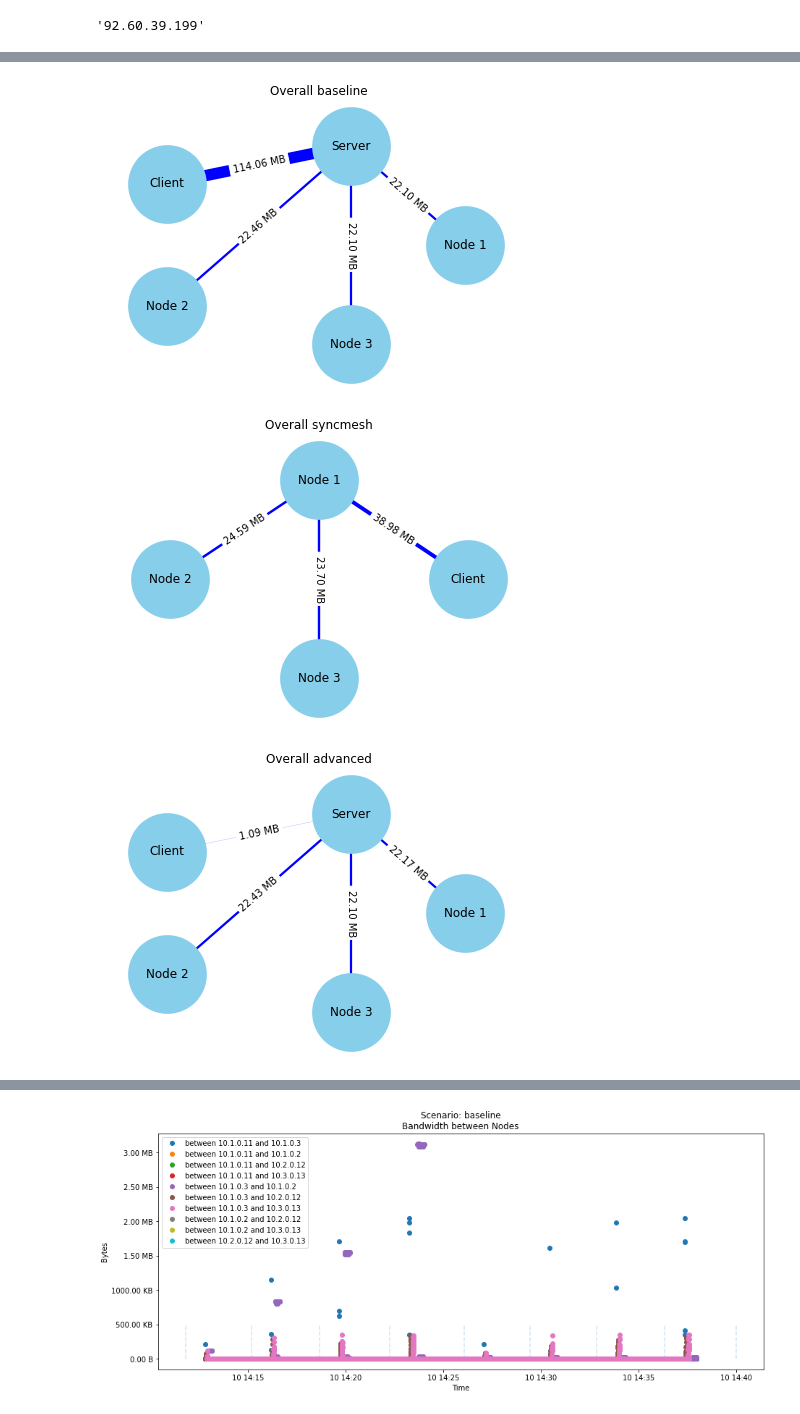
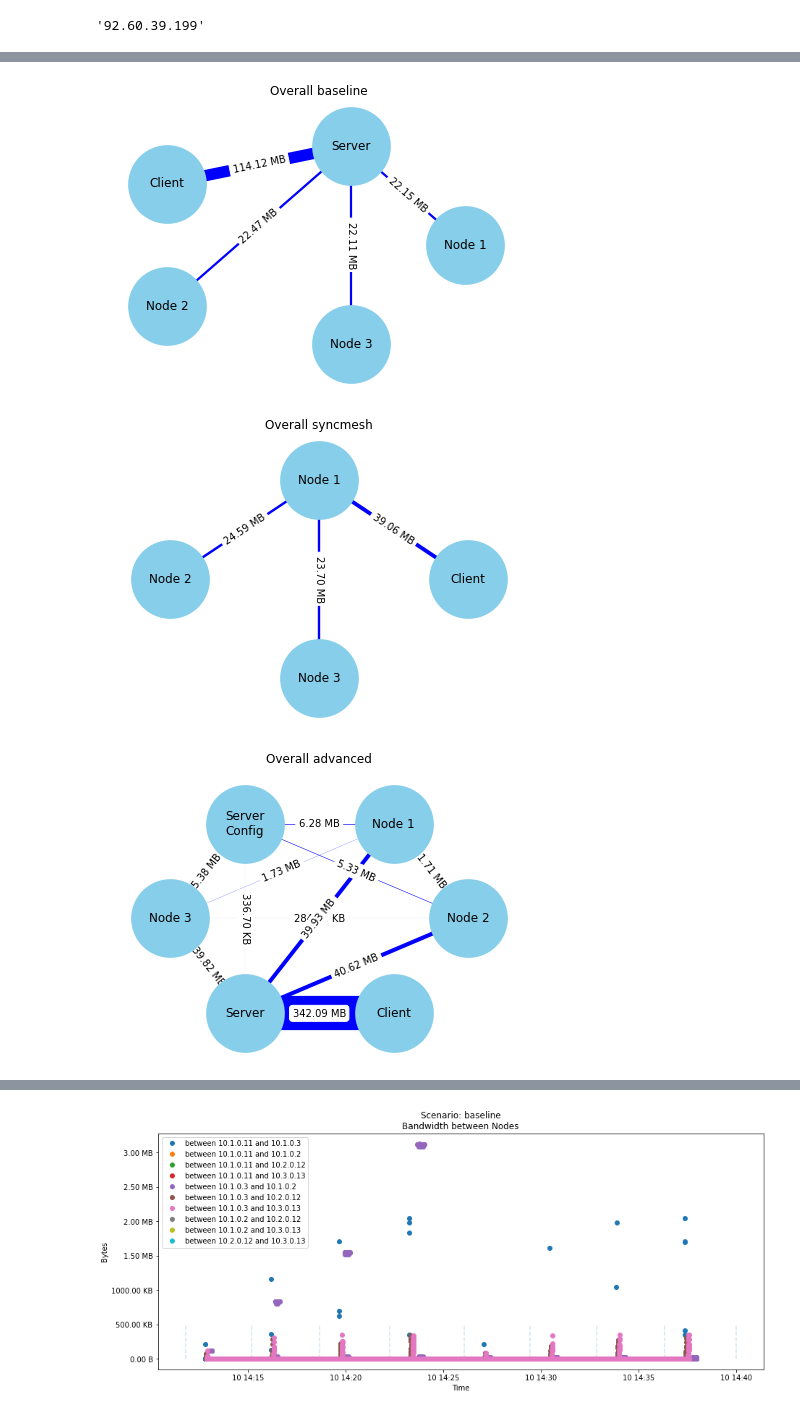
Before and after one commit to dos-group/syncmesh, a Jupyter notebook: evaluation/03_Pcap.ipynb, the cells around one changed output, grey strips where cells are left out. Cells and saved outputs as stored; diff of their text form; code cells hidden in the pictures.

Commit message:
fix nan purging to much data

```diff
--- a/evaluation/03_Pcap.ipynb
+++ b/evaluation/03_Pcap.ipynb
@@ -25,7 +25,7 @@ from sharedVariables import *
 dataset_sources = {
     'baseline': 'data\\20210910-baseline',
     'syncmesh': 'data\\20210910-syncmesh-gzip',
-    'advanced': 'data\\20210913-advanced'
+    'advanced': 'data\\20210917-advanced'
 }
 # %%
 # Utility Functions
@@ -48,7 +48,7 @@ ip_seperator
 def filterDataForSeperator(df):
     df = df[df["ip.src"].isin([ip_seperator, ip_client])]
     df = df[df["ip.dst"].isin([ip_seperator, ip_client])]
-    df = df[(df["tcp.dstport"] == 443) | (df["tcp.srcport"] == 443)]
+    df = df[(df["tcp.dstport"] == 443)] #  | (df["tcp.srcport"] == 443)
     return df
 
 def filterDataForLocalTraffic(df):
@@ -64,17 +64,20 @@ def loadDataSet(folder):
             print(csvfile)
             EPOCH = datetime(1900, 1, 1)
             currentdf = pd.read_csv(csvfile)
+            # print(len(currentdf))
 
             currentdf["frame.time_epoch"] = currentdf["frame.time_epoch"].apply(lambda x: datetime.utcfromtimestamp(float(x)))
 
             currentdf.set_index('frame.time_epoch', inplace=True)
 
-            currentdf.dropna(inplace=True)
+            currentdf.dropna(inplace=True,subset=['ip.src', 'ip.dst'])
+
             # currentdf = currentdf[currentdf["src"].str.contains(r'^10\.')]
             # currentdf = currentdf[currentdf["dst"].str.contains(r'^10\.')]
 
             # currentdf = currentdf[currentdf["sport"] != "ssh"]
             # currentdf = currentdf[currentdf["dport"] != "ssh"]
+            # print(len(currentdf))
             if (df_base is None):
                 df_base = currentdf
             else:
@@ -115,0 +119,4 @@ array(['2021-09-13T15:55:42.500574000', '2021-09-13T16:00:51.956609000',
+# %%
+df = datasets["advanced"][0]
+# df[(df['ip.src']=='10.1.0.11') & (df['ip.dst']=='10.1.0.3')]
+df[(df['ip.src']=='10.1.0.11')]
@@ -121,8 +143,10 @@ def calcSubset(df):
     nodeCombinations = list(itertools.combinations(nodes, r=2))
     for combination in nodeCombinations:
         # print(combination)
+        # print(df[df['ip.src']==combination[0] & df['ip.dst']==combination[1]])
         # Use both src_ip and dest_ip as they are not request related
-        betweenNodesDataset["between " + combination[0] + " and " + combination[1]] = df[df['ip.src'].isin(combination) & df['ip.dst'].isin(combination)]
+        key = "between " + combination[0] + " and " + combination[1]
+        betweenNodesDataset[key] = df[((df['ip.src']==str(combination[0])) & (df['ip.dst']==str(combination[1]))) | ((df['ip.src']==str(combination[1])) & (df['ip.dst']==str(combination[0])))]
 
     return betweenNodesDataset
 
@@ -130,7 +154,8 @@ node_datasets = {}
 for key in datasets:
     node_datasets[key] = calcSubset(datasets[key][0])
 
-setname = "baseline"
+setname = "advanced"
 for key in node_datasets[setname]:
     print(key, ":", len(node_datasets[setname][key]))
+    # print(node_datasets[setname][key])
 # %% [output]
@@ -195,6 +227,8 @@ def get_node_name(ip):
         return "Client"
     elif(ip == "10.1.0.3"):
         return "Server"
+    elif(ip == "10.1.0.4"):
+        return "Server\nConfig"
     elif(ip.startswith("10.")):
         return "Node " + ip.split(".")[1]
     return ip
@@ -202,35 +236,37 @@ def get_node_name(ip):
 for index, subset_key in enumerate(node_datasets):
     G = nx.Graph()
     # print(subset_key)
     for node_dataset_key in node_datasets[subset_key]:
         subset = node_datasets[subset_key][node_dataset_key]
-        # print(node_dataset_key)
         if len(subset["ip.dst"]) > 0:
+            # print(node_dataset_key)
+            # print(get_node_name(subset["ip.src"].iloc[0]), get_node_name(subset["ip.dst"].iloc[0]))
+
             G.add_edge(get_node_name(subset["ip.src"].iloc[0]), get_node_name(subset["ip.dst"].iloc[0]), color='b', weight=subset["ip.len"].sum()/10000000, label=to_human_readable(subset["ip.len"].sum()))
 
     pos = nx.circular_layout(G)
 
     plt.figure(index+1)
     edges = G.edges()
     colors = [G[u][v]['color'] for u,v in edges]
     weights = [G[u][v]['weight'] for u,v in edges]
     edgelabels = dict([((u, v), G[u][v]['label']) for u,v in edges])
     nx.draw(G, pos, edge_color=colors, width=weights, with_labels = True, node_size=1500, node_color="skyblue", node_shape="o", alpha=1, linewidths=40)
     nx.draw_networkx_edge_labels(G, pos, edge_labels=edgelabels)
 
     plt.axis('off')
     axis = plt.gca()
     axis.set_title("Overall " + subset_key)
     axis.set_xlim([1.2*x for x in axis.get_xlim()])
     axis.set_ylim([1.2*y for y in axis.get_ylim()])
     plt.savefig("out/network_"+subset_key+".png")
 
 
 plt.show()
 # %% [output]
 [figure]
 [figure]
-[figure, old version]
+[figure, new version]
 # %%
 node_experiment_datasets["syncmesh"]["aggregate30"]['between 10.2.0.12 and 10.1.0.11'].to_csv("test.csv")
 node_experiment_datasets["baseline"]["aggregate30"]['between 10.1.0.3 and 10.1.0.2'].to_csv("test2.csv")
```
Also changed, not shown: parts of 9 cells of this notebook, 1 other file.
